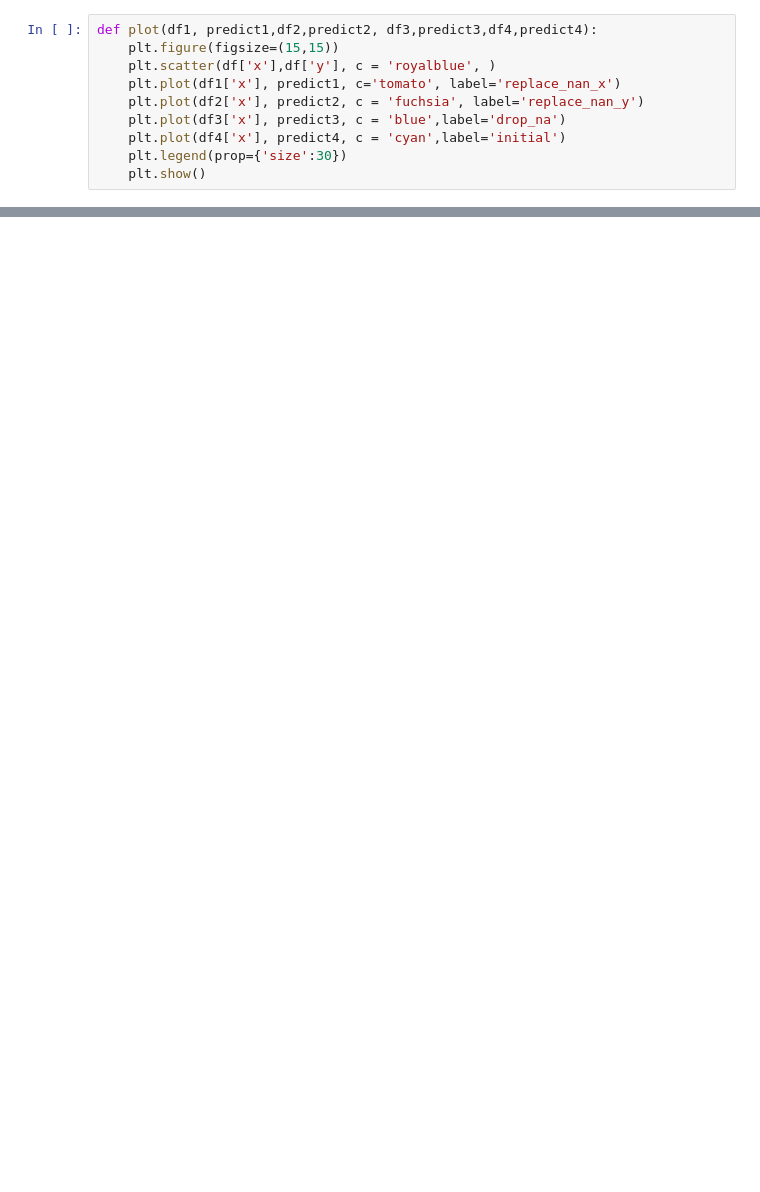
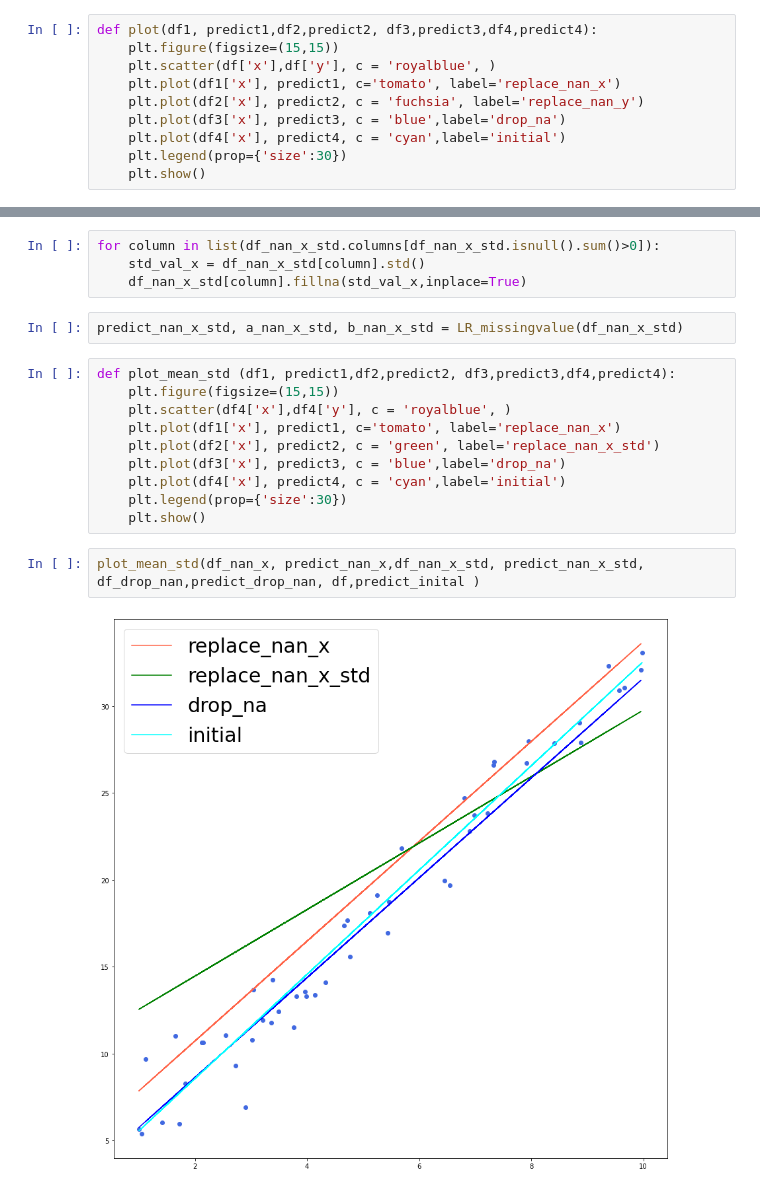
Before and after one commit to JingYi-27/Missing-values, a Jupyter notebook: Missing_values_LinearRegression.ipynb, the cells around one changed output, grey strips where cells are left out. Cells and saved outputs as stored; diff of their text form; blank space fills up the shorter version.

```diff
--- a/Missing_values_LinearRegression.ipynb
+++ b/Missing_values_LinearRegression.ipynb
@@ -96,0 +99,20 @@ initial dataset : a= [3.13205566] b= 1.5123210778811647
+# %%
+for column in list(df_nan_x_std.columns[df_nan_x_std.isnull().sum()>0]):
+    std_val_x = df_nan_x_std[column].std()
+    df_nan_x_std[column].fillna(std_val_x,inplace=True)
+# %%
+predict_nan_x_std, a_nan_x_std, b_nan_x_std = LR_missingvalue(df_nan_x_std)
+# %%
+def plot_mean_std (df1, predict1,df2,predict2, df3,predict3,df4,predict4):
+    plt.figure(figsize=(15,15))
+    plt.scatter(df4['x'],df4['y'], c = 'royalblue', )
+    plt.plot(df1['x'], predict1, c='tomato', label='replace_nan_x')
+    plt.plot(df2['x'], predict2, c = 'green', label='replace_nan_x_std')
+    plt.plot(df3['x'], predict3, c = 'blue',label='drop_na')
+    plt.plot(df4['x'], predict4, c = 'cyan',label='initial')
+    plt.legend(prop={'size':30})
+    plt.show()
+# %%
+plot_mean_std(df_nan_x, predict_nan_x,df_nan_x_std, predict_nan_x_std, df_drop_nan,predict_drop_nan, df,predict_inital )
+# %% [output]
+[figure, added]
```
Also changed, not shown: parts of 9 cells of this notebook.
